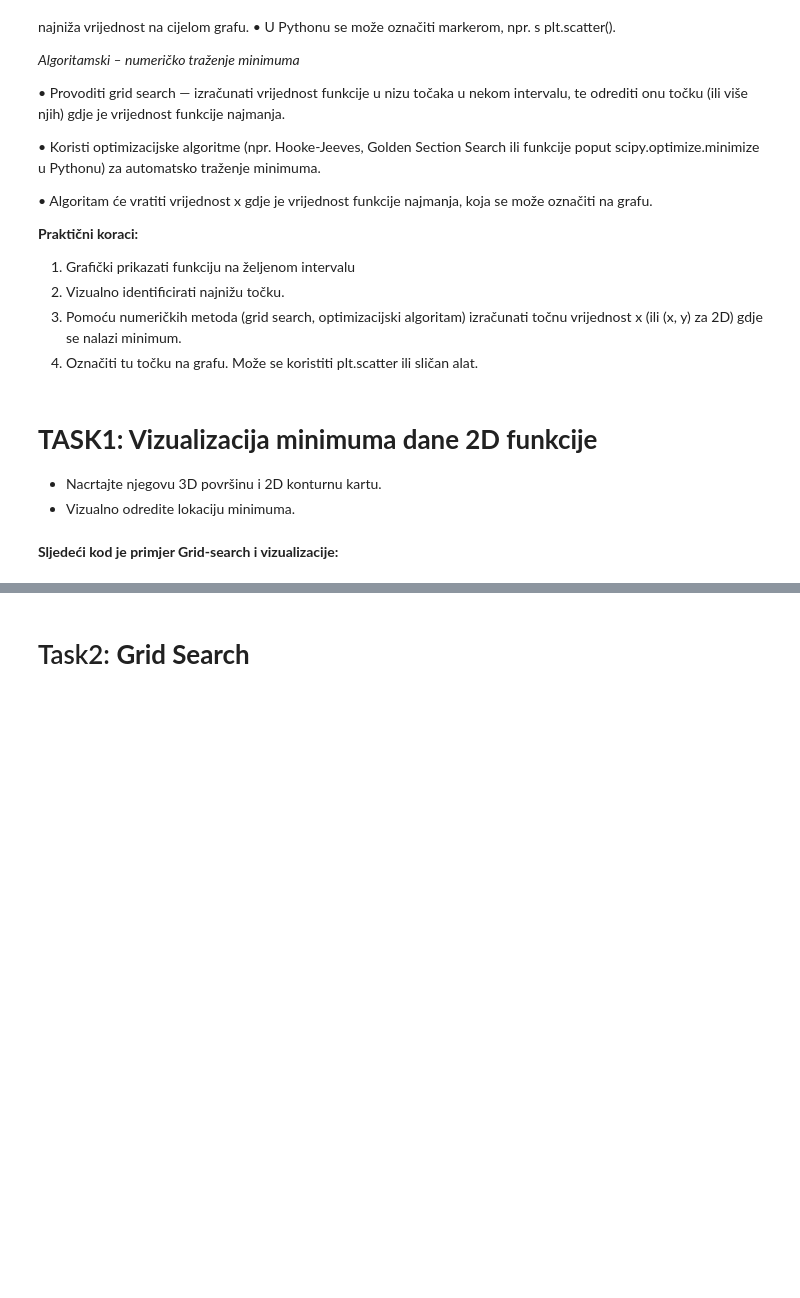
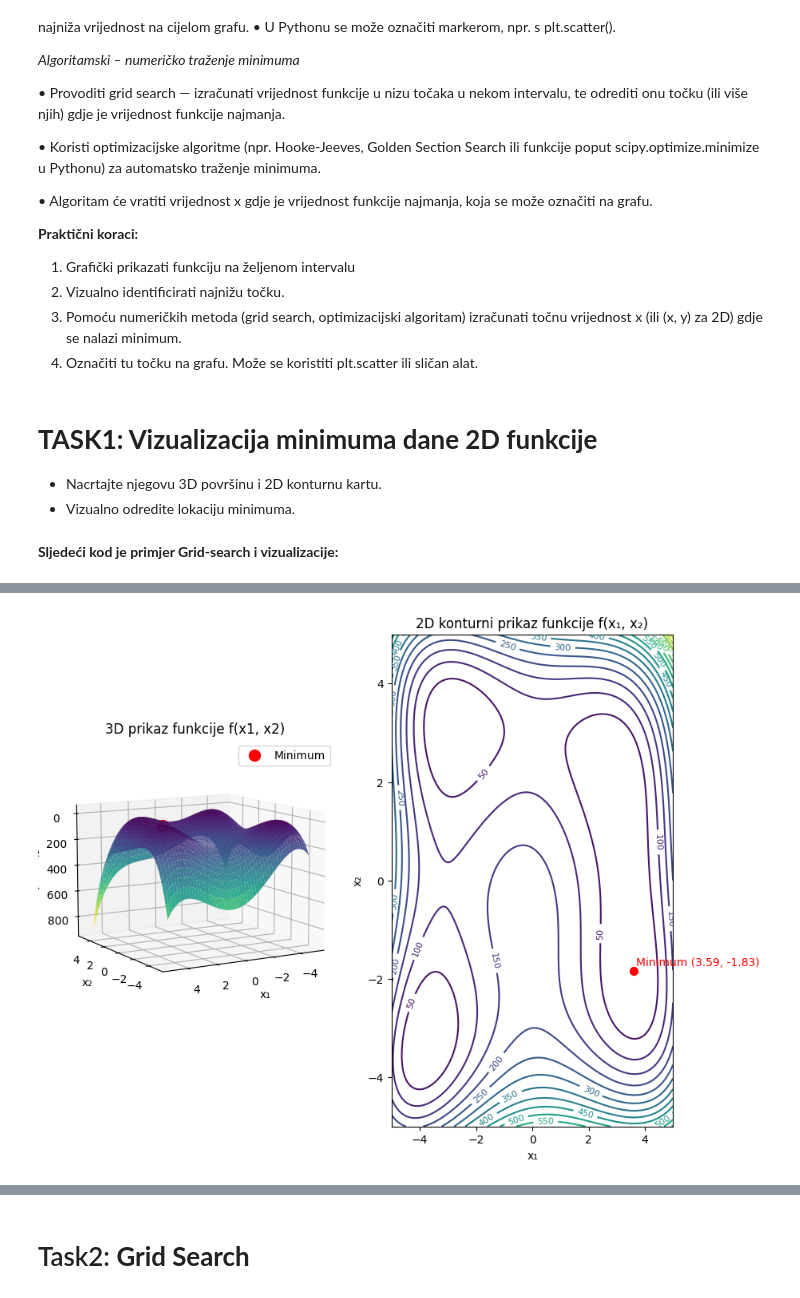
Before and after one commit to VlaKarlo/OM_LV, a Jupyter notebook: LV1_Vizualizacija_optimizacijskih_funkcija_metoda_izravne_pretrage.ipynb, the cells around one changed output, grey strips where cells are left out. Cells and saved outputs as stored; diff of their text form; code cells hidden in the pictures; blank space fills up the shorter version.

```diff
--- a/LV1_Vizualizacija_optimizacijskih_funkcija_metoda_izravne_pretrage.ipynb
+++ b/LV1_Vizualizacija_optimizacijskih_funkcija_metoda_izravne_pretrage.ipynb
@@ -98,0 +98,57 @@ x_min, y_min
+# %%
+import numpy as np
+import matplotlib.pyplot as plt
+
+# Definicija funkcije
+def f(x1, x2):
+    return (x1*x1 + x2 - 11)**2 + (x1 + x2*x2 - 7)**2
+
+# Definicija raspona za x1 i x2
+x1 = np.linspace(-5, 5, 200)
+x2 = np.linspace(-5, 5, 200)
+
+# Generiranje mreže točaka (meshgrid)
+X1, X2 = np.meshgrid(x1, x2)
+
+# Izračun vrijednosti funkcije za sve točke na mreži
+# GRID SEARCH: evaluacija funkcije na svakoj točki mreže
+# i traženje globalnog minimuma u diskretnom prostoru
+Z = f(X1, X2)
+idx = np.argmin(Z)
+
+# Pronalaženje globalnog minimuma
+
+x_min, y_min = X1.flat[idx], X2.flat[idx]
+z_min = Z.flat[idx]
+
+# --- 3D površinski prikaz ---
+fig = plt.figure(figsize=(10, 8))
+ax = fig.add_subplot(121, projection='3d')
+ax.plot_surface(X1, X2, Z, cmap='viridis', alpha=0.9)
+ax.set_title("3D prikaz funkcije f(x1, x2)")
+ax.set_xlabel("x₁")
+ax.set_ylabel("x₂")
+ax.set_zlabel("f(x₁, x₂)")
+
+# Oznaka minimuma
+ax.scatter(x_min, y_min, z_min, color='red', s=100, label='Minimum')
+ax.legend()
+ax.view_init(190, 120)
+
+
+# --- 2D konturni prikaz ---
+ax2 = fig.add_subplot(122)
+cont = ax2.contour(X1, X2, Z, levels=20, cmap='viridis')
+ax2.clabel(cont, inline=True, fontsize=8)
+ax2.set_title("2D konturni prikaz funkcije f(x₁, x₂)")
+ax2.set_xlabel("x₁")
+ax2.set_ylabel("x₂")
+
+# Označi minimum na konturi
+ax2.scatter(x_min, y_min, color='red', s=50)
+ax2.text(x_min + 0.1, y_min + 0.1, f"Minimum ({x_min:.2f}, {y_min:.2f})", color='red')
+
+#plt.tight_layout()
+plt.show()
+# %% [output]
+[figure, added]
```
Also changed, not shown: parts of 49 cells of this notebook.
